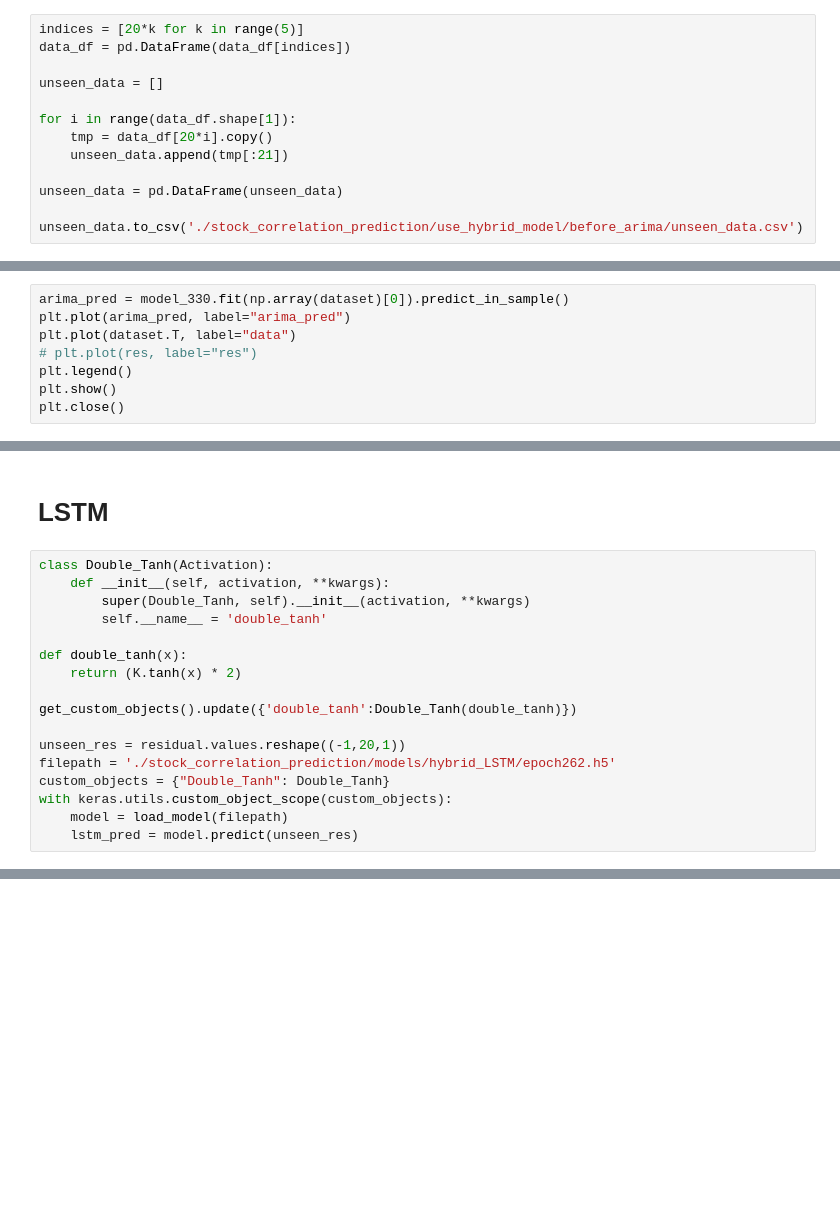
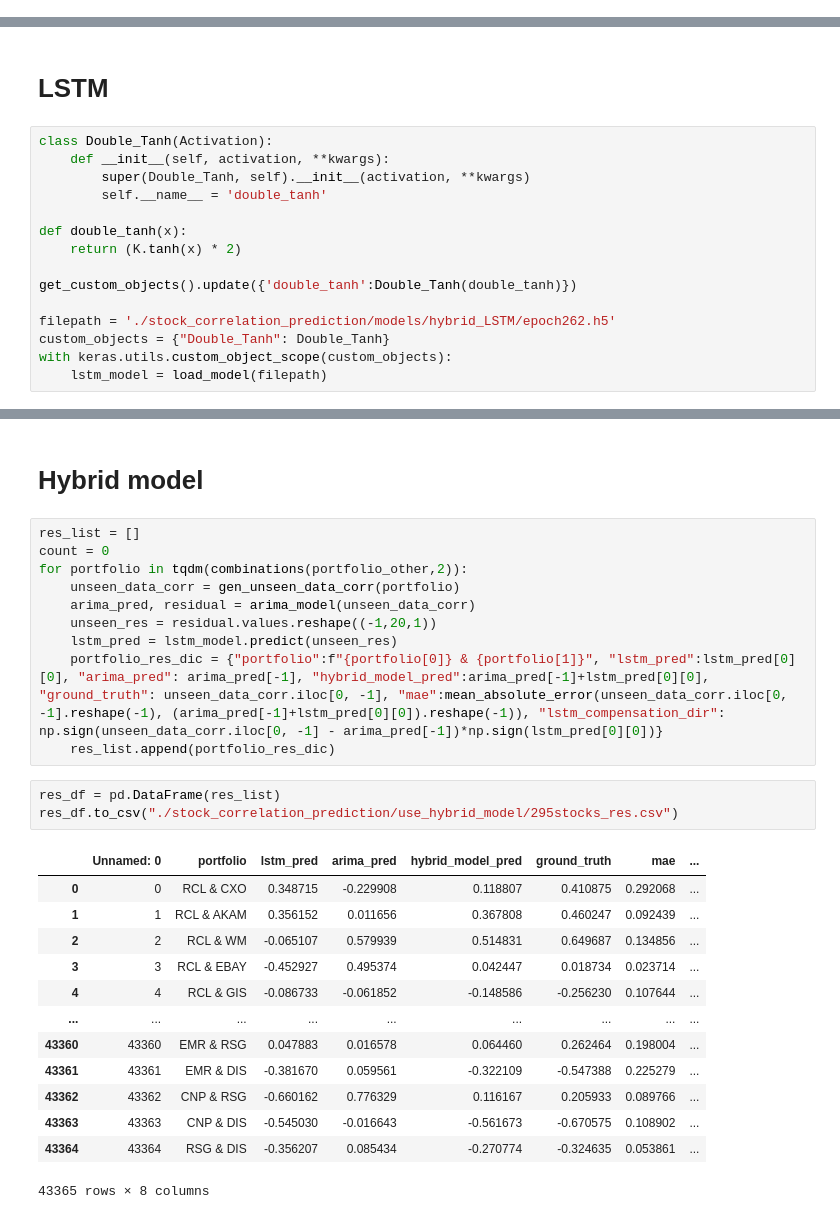
Before and after one commit to theabc50111/ARIMA-LSTM-hybrid-corrcoef-predict, a Jupyter notebook: hybrid_model_pred.ipynb, the cells around one changed output, grey strips where cells are left out. Saved outputs shown, nothing was run; the diff lists cells and outputs as text; blank space fills up the shorter version.

Commit message:
add etl function & pred for other datasets

```diff
--- a/hybrid_model_pred.ipynb
+++ b/hybrid_model_pred.ipynb
@@ -119,13 +48,0 @@ time: 6.63 ms (started: 2022-04-28 08:55:14 +00:00)
-# %%
-indices = [20*k for k in range(5)]
-data_df = pd.DataFrame(data_df[indices])
-
-unseen_data = []
-
-for i in range(data_df.shape[1]):
-    tmp = data_df[20*i].copy()
-    unseen_data.append(tmp[:21])
-
-unseen_data = pd.DataFrame(unseen_data)
-
-unseen_data.to_csv('./stock_correlation_prediction/use_hybrid_model/before_arima/unseen_data.csv')
@@ -309,8 +224,0 @@ time: 92.4 ms (started: 2022-04-28 15:12:01 +00:00)
-# %%
-arima_pred = model_330.fit(np.array(dataset)[0]).predict_in_sample()
-plt.plot(arima_pred, label="arima_pred")
-plt.plot(dataset.T, label="data")
-# plt.plot(res, label="res")
-plt.legend()
-plt.show()
-plt.close()
@@ -330,9 +235,7 @@ def double_tanh(x):
 
 get_custom_objects().update({'double_tanh':Double_Tanh(double_tanh)})
 
-unseen_res = residual.values.reshape((-1,20,1))
 filepath = './stock_correlation_prediction/models/hybrid_LSTM/epoch262.h5'
 custom_objects = {"Double_Tanh": Double_Tanh}
 with keras.utils.custom_object_scope(custom_objects):
-    model = load_model(filepath)
-    lstm_pred = model.predict(unseen_res)
+    lstm_model = load_model(filepath)
@@ -345,0 +242,29 @@ time: 734 µs (started: 2022-04-28 15:13:48 +00:00)
+# %% [markdown]
+# Hybrid model
+# %%
+res_list = []
+count = 0
+for portfolio in tqdm(combinations(portfolio_other,2)):
+    unseen_data_corr = gen_unseen_data_corr(portfolio)
+    arima_pred, residual = arima_model(unseen_data_corr)
+    unseen_res = residual.values.reshape((-1,20,1))
+    lstm_pred = lstm_model.predict(unseen_res)
+    portfolio_res_dic = {"portfolio":f"{portfolio[0]} & {portfolio[1]}", "lstm_pred":lstm_pred[0][0], "arima_pred": arima_pred[-1], "hybrid_model_pred":arima_pred[-1]+lstm_pred[0][0], "ground_truth": unseen_data_corr.iloc[0, -1], "mae":mean_absolute_error(unseen_data_corr.iloc[0, -1].reshape(-1), (arima_pred[-1]+lstm_pred[0][0]).reshape(-1)), "lstm_compensation_dir": np.sign(unseen_data_corr.iloc[0, -1] - arima_pred[-1])*np.sign(lstm_pred[0][0])}
+    res_list.append(portfolio_res_dic)
+# %%
+res_df = pd.DataFrame(res_list)
+res_df.to_csv("./stock_correlation_prediction/use_hybrid_model/295stocks_res.csv")
+# %% [output]
+|  | Unnamed: 0 | portfolio | lstm_pred | arima_pred | hybrid_model_pred | ground_truth | mae | ... |
+| 0 | 0 | RCL & CXO | 0.348715 | -0.229908 | 0.118807 | 0.410875 | 0.292068 | ... |
+| 1 | 1 | RCL & AKAM | 0.356152 | 0.011656 | 0.367808 | 0.460247 | 0.092439 | ... |
+| 2 | 2 | RCL & WM | -0.065107 | 0.579939 | 0.514831 | 0.649687 | 0.134856 | ... |
+| 3 | 3 | RCL & EBAY | -0.452927 | 0.495374 | 0.042447 | 0.018734 | 0.023714 | ... |
+| 4 | 4 | RCL & GIS | -0.086733 | -0.061852 | -0.148586 | -0.256230 | 0.107644 | ... |
+| ... | ... | ... | ... | ... | ... | ... | ... | ... |
+| 43360 | 43360 | EMR & RSG | 0.047883 | 0.016578 | 0.064460 | 0.262464 | 0.198004 | ... |
+| 43361 | 43361 | EMR & DIS | -0.381670 | 0.059561 | -0.322109 | -0.547388 | 0.225279 | ... |
+| 43362 | 43362 | CNP & RSG | -0.660162 | 0.776329 | 0.116167 | 0.205933 | 0.089766 | ... |
+| 43363 | 43363 | CNP & DIS | -0.545030 | -0.016643 | -0.561673 | -0.670575 | 0.108902 | ... |
+| 43364 | 43364 | RSG & DIS | -0.356207 | 0.085434 | -0.270774 | -0.324635 | 0.053861 | ... |
+43365 rows × 8 columns
```
Also changed, not shown: parts of 19 cells of this notebook, 5 other files.
